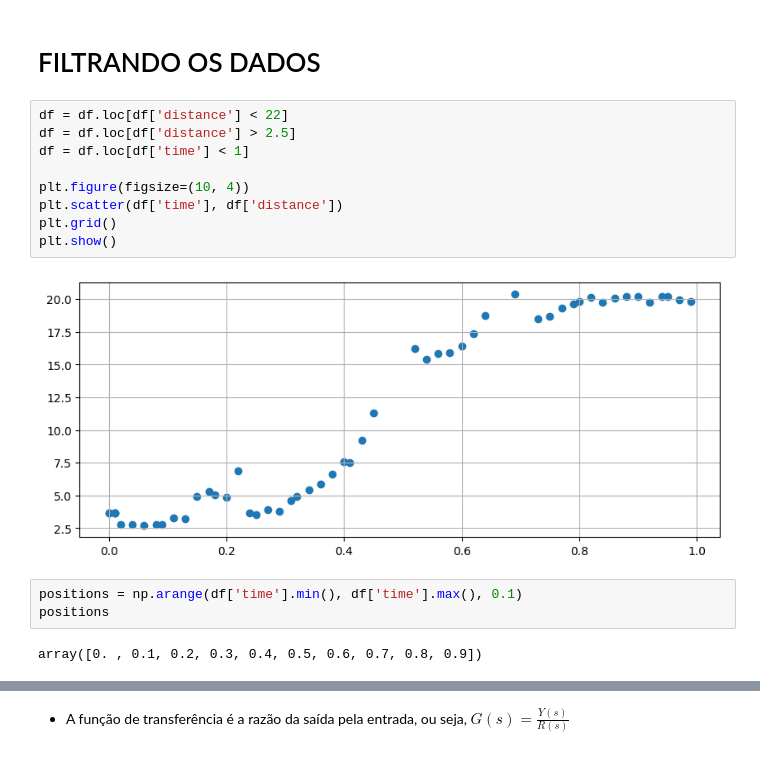
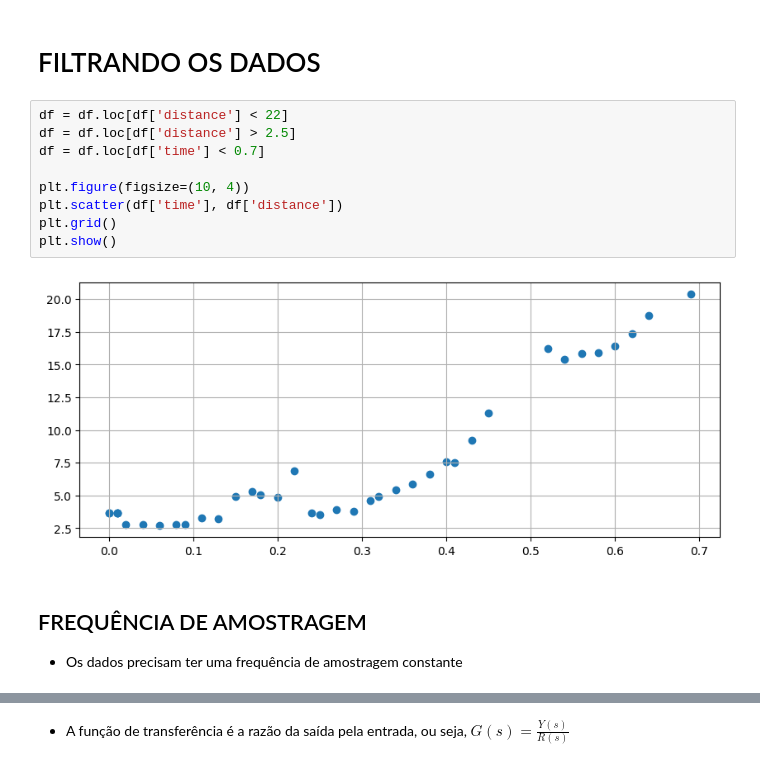
Before and after one commit to KlaussMarchi/BallPlate, a Jupyter notebook: ANALISYS/Analisys.ipynb, the cells around one changed output, grey strips where cells are left out. Cells and saved outputs as stored; diff of their text form.

```diff
--- a/ANALISYS/Analisys.ipynb
+++ b/ANALISYS/Analisys.ipynb
@@ -41,17 +41,15 @@ plt.scatter(df['time'], df['distance'], s=2)
 # %%
 df = df.loc[df['distance'] < 22]
 df = df.loc[df['distance'] > 2.5]
-df = df.loc[df['time'] < 1]
+df = df.loc[df['time'] < 0.7]
 
 plt.figure(figsize=(10, 4))
 plt.scatter(df['time'], df['distance'])
 plt.grid()
 plt.show()
 # %% [output]
-[figure, old version]
+[figure, new version]
-# %%
-positions = np.arange(df['time'].min(), df['time'].max(), 0.1)
-positions
-# %% [output]
-array([0. , 0.1, 0.2, 0.3, 0.4, 0.5, 0.6, 0.7, 0.8, 0.9])
+# %% [markdown]
+## FREQUÊNCIA DE AMOSTRAGEM
+- Os dados precisam ter uma frequência de amostragem constante
 # %%
```
Also changed, not shown: parts of 21 cells of this notebook, 4 other files.
